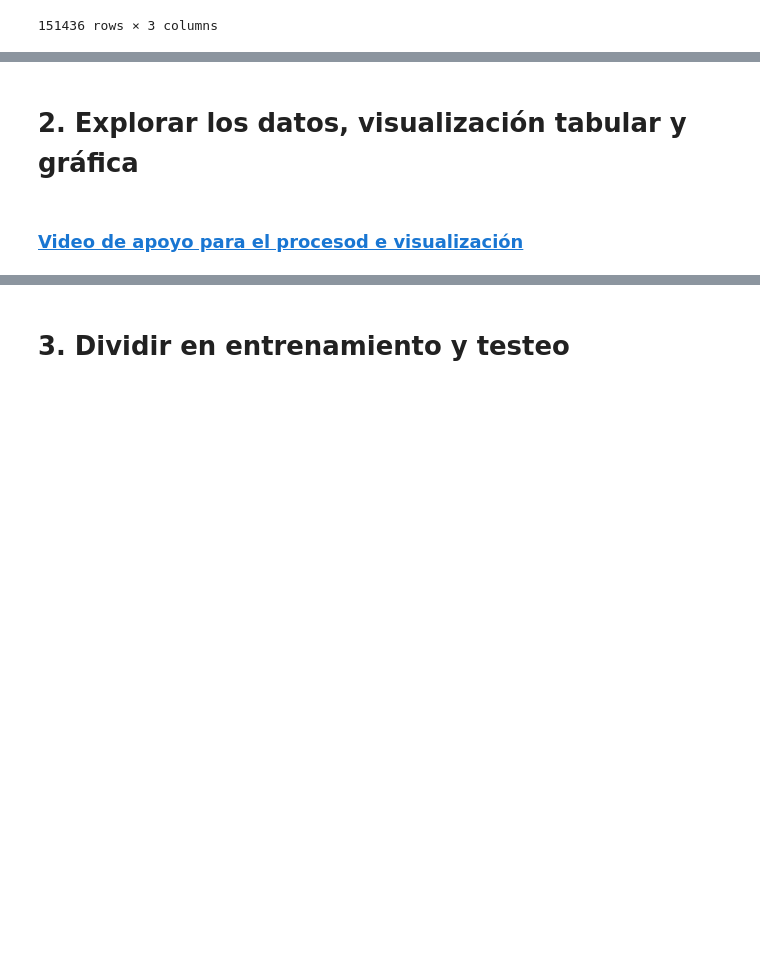
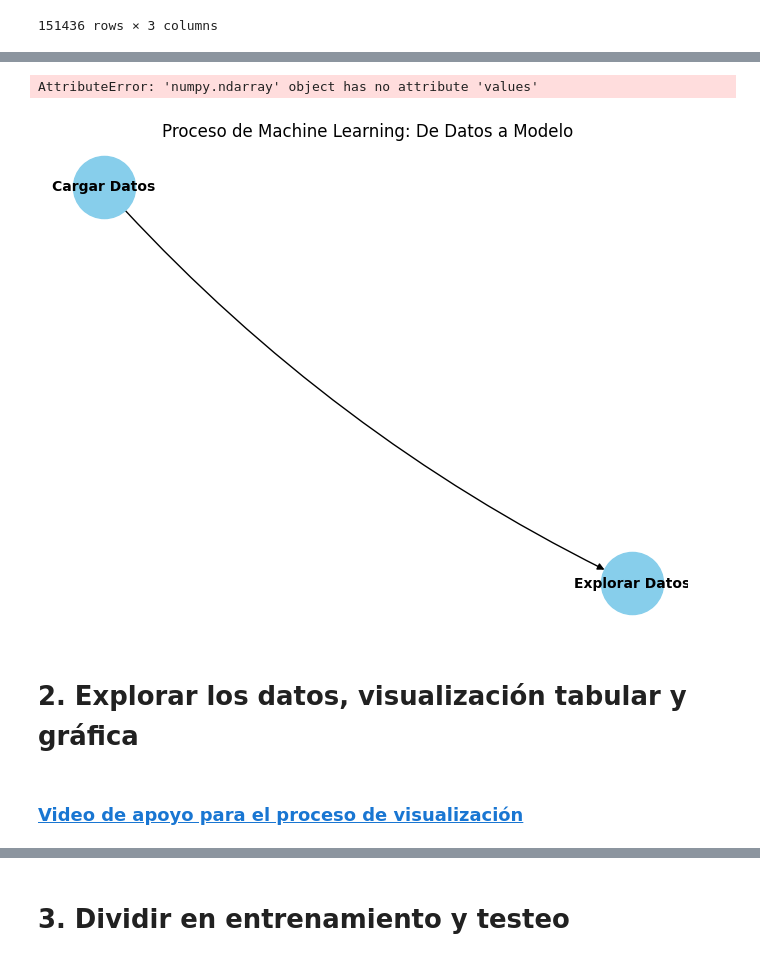
Before and after one commit to marco-canas/cumplea-os_oficina_docentes, a Jupyter notebook: ponencia_sena_obtencion_visualizacion_modelacion_AMSC/1_clasificacion.ipynb, the cells around one changed output, grey strips where cells are left out. Cells and saved outputs as stored; diff of their text form; code cells hidden in the pictures; blank space fills up the shorter version.

```diff
--- a/ponencia_sena_obtencion_visualizacion_modelacion_AMSC/1_clasificacion.ipynb
+++ b/ponencia_sena_obtencion_visualizacion_modelacion_AMSC/1_clasificacion.ipynb
@@ -333,30 +462,35 @@ caucasia
+# %%
+X = X.values
+y = y
+# %% [output]
+AttributeError: 'numpy.ndarray' object has no attribute 'values'
 # %%
 # Donde vamos
 import networkx as nx
 import matplotlib.pyplot as plt
 
 # Crear un grafo dirigido
 G = nx.DiGraph()
 
 # Agregar nodos al grafo
-G.add_nodes_from(['Cargar Datos', 'Explorar Datos', 'Dividir Datos', 'Entrenar Modelo', 'Evaluar Modelo'])
+G.add_nodes_from(['Cargar Datos'])
 
 # Agregar arcos al grafo (relaciones entre las etapas)
 G.add_edges_from([('Cargar Datos', 'Explorar Datos'),
-                  ('Explorar Datos', 'Dividir Datos'),
-                  ('Dividir Datos', 'Entrenar Modelo'),
-                  ('Entrenar Modelo', 'Evaluar Modelo')])
+                  ])
 
 # Posiciones de los nodos en el gráfico
 pos = nx.spring_layout(G, seed=42)
 
 # Dibujar el grafo
 nx.draw(G, pos, with_labels=True, node_size=2000, node_color='skyblue', font_size=10, font_weight='bold', arrows=True, connectionstyle='arc3,rad=0.1')
 
 # Mostrar el gráfico
 plt.title('Proceso de Machine Learning: De Datos a Modelo')
 plt.axis('off')  # Ocultar ejes
 plt.show()
+# %% [output]
+[figure, added]
 # %% [markdown]
 # 2. Explorar los datos, visualización tabular y gráfica
 # %%
@@ -387,4 +523,4 @@ plt.title('Proceso de Machine Learning: De Datos a Modelo')
 plt.axis('off')  # Ocultar ejes
 plt.show()
 # %% [markdown]
-### [Video de apoyo para el procesod e visualización]()
+### [Video de apoyo para el proceso de visualización]()
```
Also changed, not shown: parts of 105 cells of this notebook, 5 other files.
